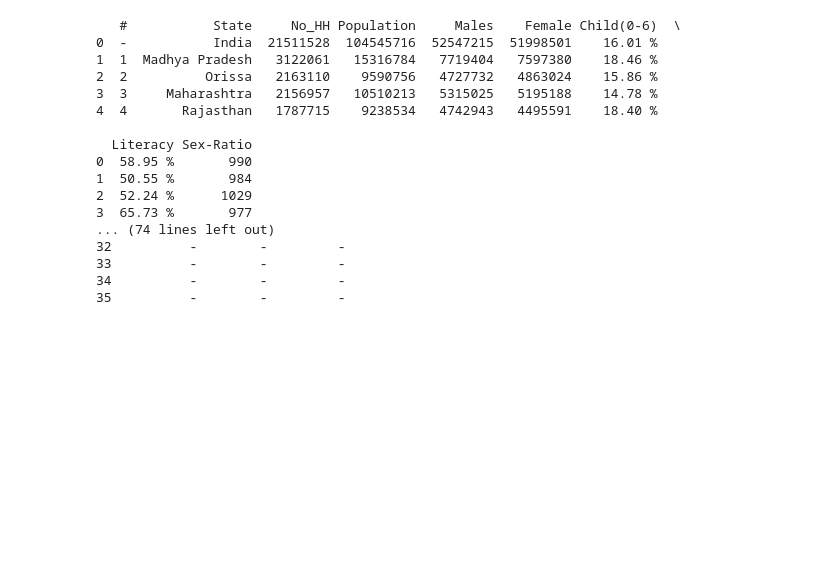
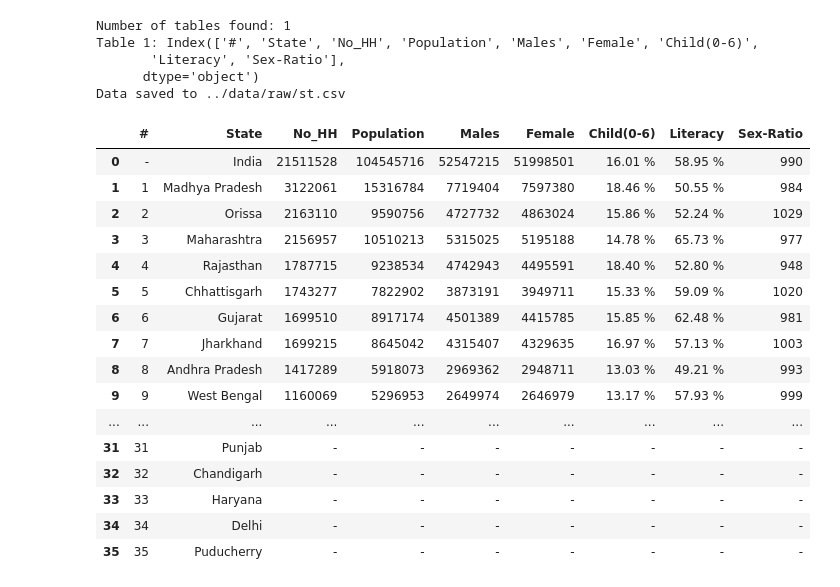
Before and after one commit to ujjwaltyagi2000/manthan, a Jupyter notebook: notebooks/1-data_fetch.ipynb, the cells around one changed output. Cells and saved outputs as stored; diff of their text form; code cells hidden in the pictures; blank space fills up the shorter version.

```diff
--- a/notebooks/1-data_fetch.ipynb
+++ b/notebooks/1-data_fetch.ipynb
@@ -213,24 +299,28 @@ print(religion_df)
 # %%
-url_st = "https://www.census2011.co.in/scheduled-tribes.php"
+st_url = "https://www.census2011.co.in/scheduled-tribes.php"
 st_csv = "../data/raw/st.csv"
-religion_df = scrape_census_data(url_st, st_csv)
-print(religion_df)
+scrape_dynamic_data(st_url, st_csv)
 # %% [output]
-   #           State     No_HH Population     Males    Female Child(0-6)  \
-0  -           India  21511528  104545716  52547215  51998501    16.01 %
-1  1  Madhya Pradesh   3122061   15316784   7719404   7597380    18.46 %
-2  2          Orissa   2163110    9590756   4727732   4863024    15.86 %
-3  3     Maharashtra   2156957   10510213   5315025   5195188    14.78 %
-4  4       Rajasthan   1787715    9238534   4742943   4495591    18.40 %
-
-  Literacy Sex-Ratio
-0  58.95 %       990
-1  50.55 %       984
-2  52.24 %      1029
-3  65.73 %       977
-... (74 lines left out)
-32          -        -         -
-33          -        -         -
-34          -        -         -
-35          -        -         -
+Number of tables found: 1
+Table 1: Index(['#', 'State', 'No_HH', 'Population', 'Males', 'Female', 'Child(0-6)',
+       'Literacy', 'Sex-Ratio'],
+      dtype='object')
+Data saved to ../data/raw/st.csv
+|  | # | State | No_HH | Population | Males | Female | Child(0-6) | Literacy | Sex-Ratio |
+| 0 | - | India | 21511528 | 104545716 | 52547215 | 51998501 | 16.01 % | 58.95 % | 990 |
+| 1 | 1 | Madhya Pradesh | 3122061 | 15316784 | 7719404 | 7597380 | 18.46 % | 50.55 % | 984 |
+| 2 | 2 | Orissa | 2163110 | 9590756 | 4727732 | 4863024 | 15.86 % | 52.24 % | 1029 |
+| 3 | 3 | Maharashtra | 2156957 | 10510213 | 5315025 | 5195188 | 14.78 % | 65.73 % | 977 |
+| 4 | 4 | Rajasthan | 1787715 | 9238534 | 4742943 | 4495591 | 18.40 % | 52.80 % | 948 |
+| 5 | 5 | Chhattisgarh | 1743277 | 7822902 | 3873191 | 3949711 | 15.33 % | 59.09 % | 1020 |
+| 6 | 6 | Gujarat | 1699510 | 8917174 | 4501389 | 4415785 | 15.85 % | 62.48 % | 981 |
+| 7 | 7 | Jharkhand | 1699215 | 8645042 | 4315407 | 4329635 | 16.97 % | 57.13 % | 1003 |
+| 8 | 8 | Andhra Pradesh | 1417289 | 5918073 | 2969362 | 2948711 | 13.03 % | 49.21 % | 993 |
+| 9 | 9 | West Bengal | 1160069 | 5296953 | 2649974 | 2646979 | 13.17 % | 57.93 % | 999 |
+| ... | ... | ... | ... | ... | ... | ... | ... | ... | ... |
+| 31 | 31 | Punjab | - | - | - | - | - | - | - |
+| 32 | 32 | Chandigarh | - | - | - | - | - | - | - |
+| 33 | 33 | Haryana | - | - | - | - | - | - | - |
+| 34 | 34 | Delhi | - | - | - | - | - | - | - |
+| 35 | 35 | Puducherry | - | - | - | - | - | - | - |
 # %%
```
Also changed, not shown: parts of 16 cells of this notebook, 3 other files.
